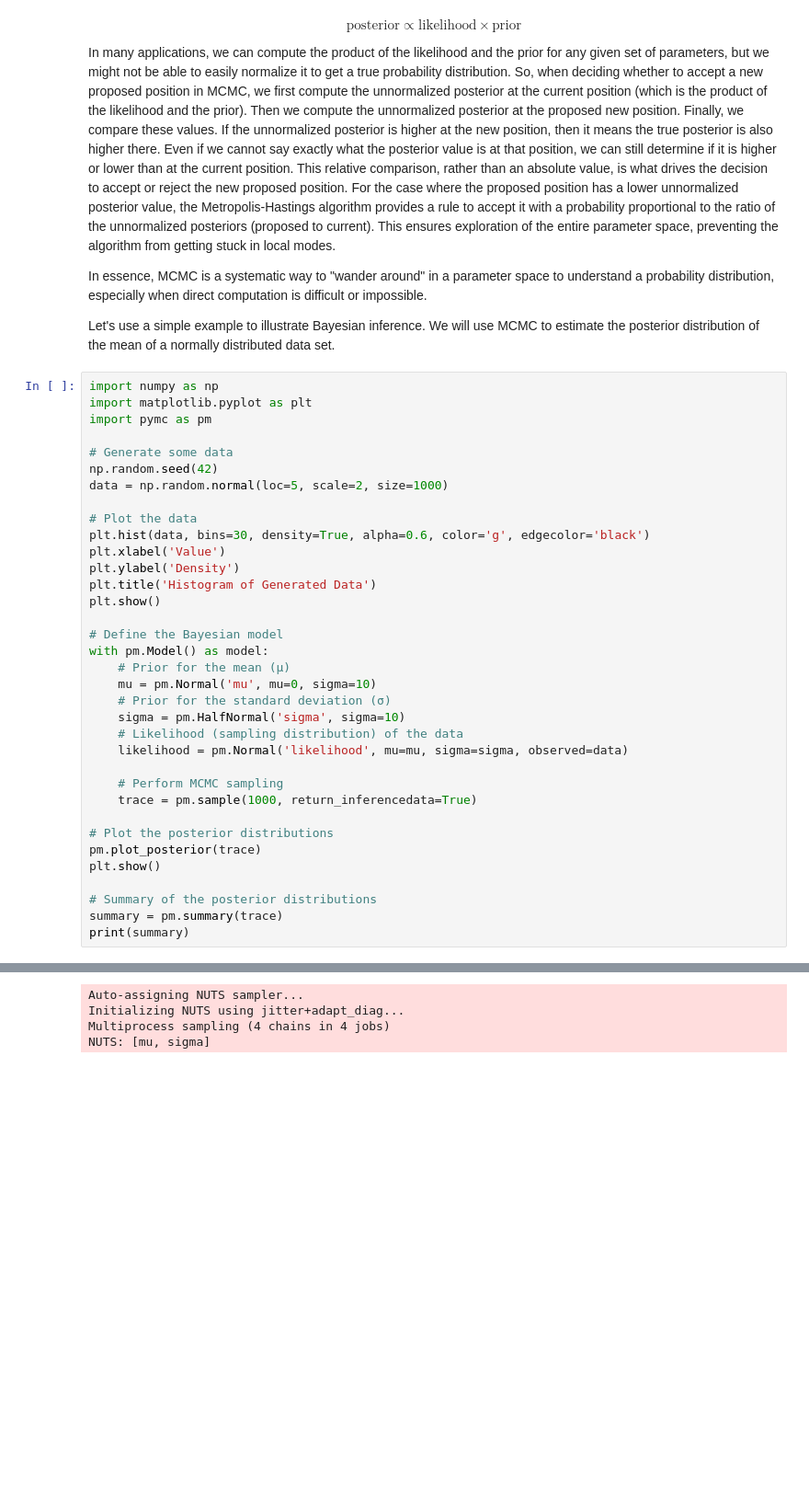
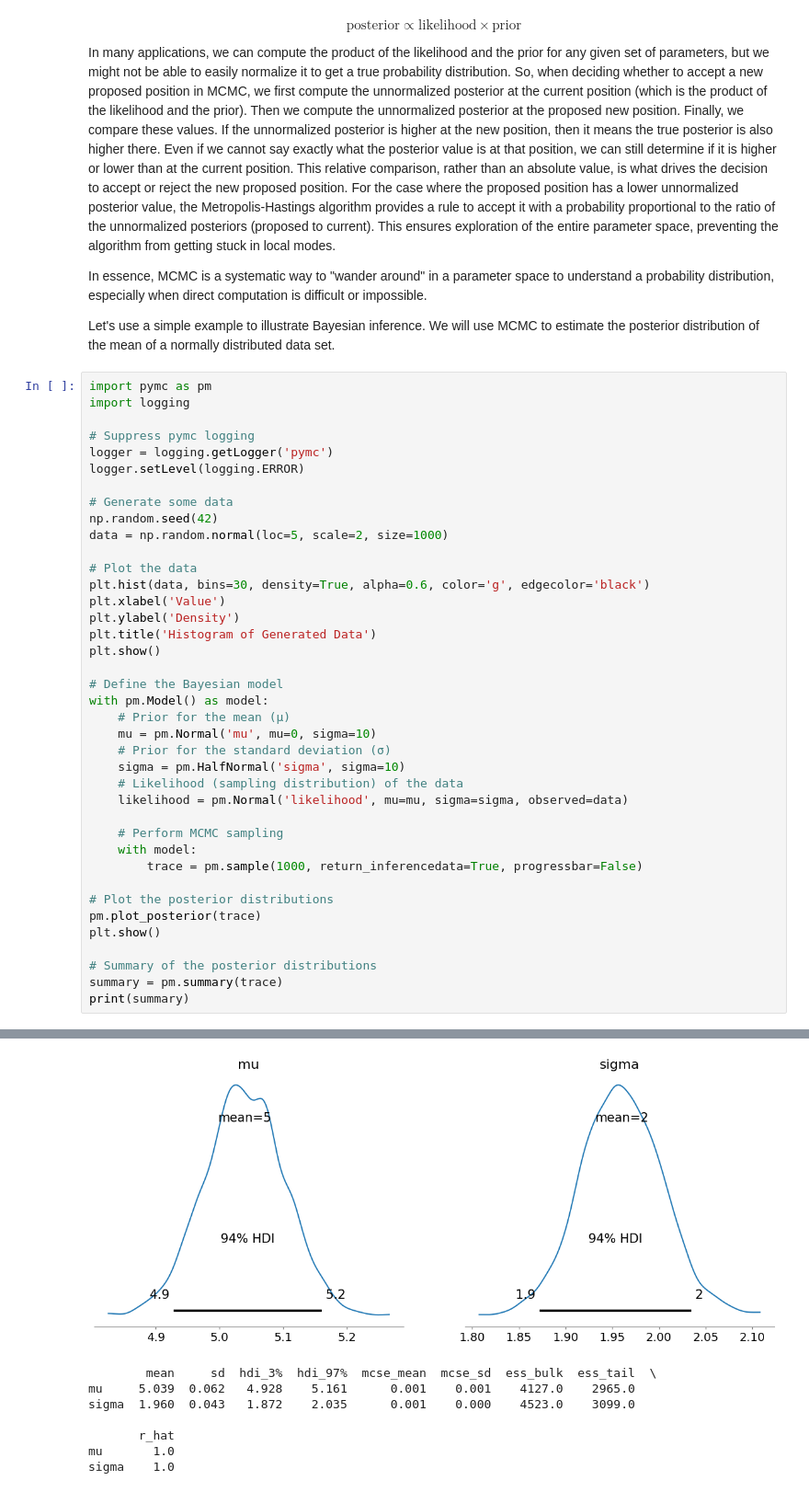
Before and after one commit to dcacciarelli/my-causality-book, a Jupyter notebook: _build/jupyter_execute/notebooks/review_stats.ipynb, the cells around one changed output, grey strips where cells are left out. Shown at 92% size. Cells and saved outputs as stored; diff of their text form; blank space fills up the shorter version.

```diff
--- a/_build/jupyter_execute/notebooks/review_stats.ipynb
+++ b/_build/jupyter_execute/notebooks/review_stats.ipynb
@@ -692,43 +692,51 @@ In essence, MCMC is a systematic way to "wander around" in a parameter space to
 
 Let's use a simple example to illustrate Bayesian inference. We will use MCMC to estimate the posterior distribution of the mean of a normally distributed data set.
 # %%
-import numpy as np
-import matplotlib.pyplot as plt
 import pymc as pm
+import logging
+
+# Suppress pymc logging
+logger = logging.getLogger('pymc')
+logger.setLevel(logging.ERROR)
 
 # Generate some data
 np.random.seed(42)
 data = np.random.normal(loc=5, scale=2, size=1000)
 
 # Plot the data
 plt.hist(data, bins=30, density=True, alpha=0.6, color='g', edgecolor='black')
 plt.xlabel('Value')
 plt.ylabel('Density')
 plt.title('Histogram of Generated Data')
 plt.show()
 
 # Define the Bayesian model
 with pm.Model() as model:
     # Prior for the mean (μ)
     mu = pm.Normal('mu', mu=0, sigma=10)
     # Prior for the standard deviation (σ)
     sigma = pm.HalfNormal('sigma', sigma=10)
     # Likelihood (sampling distribution) of the data
     likelihood = pm.Normal('likelihood', mu=mu, sigma=sigma, observed=data)
 
     # Perform MCMC sampling
-    trace = pm.sample(1000, return_inferencedata=True)
+    with model:
+        trace = pm.sample(1000, return_inferencedata=True, progressbar=False)
 
 # Plot the posterior distributions
 pm.plot_posterior(trace)
 plt.show()
 
 # Summary of the posterior distributions
 summary = pm.summary(trace)
 print(summary)
 # %% [output]
 [figure]
+[figure, new version]
-Auto-assigning NUTS sampler...
-Initializing NUTS using jitter+adapt_diag...
-Multiprocess sampling (4 chains in 4 jobs)
-NUTS: [mu, sigma]
+        mean     sd  hdi_3%  hdi_97%  mcse_mean  mcse_sd  ess_bulk  ess_tail  \
+mu     5.039  0.062   4.928    5.161      0.001    0.001    4127.0    2965.0
+sigma  1.960  0.043   1.872    2.035      0.001    0.000    4523.0    3099.0
+
+       r_hat
+mu       1.0
+sigma    1.0
```
Also changed, not shown: parts of 7 cells of this notebook, 18 other files.
